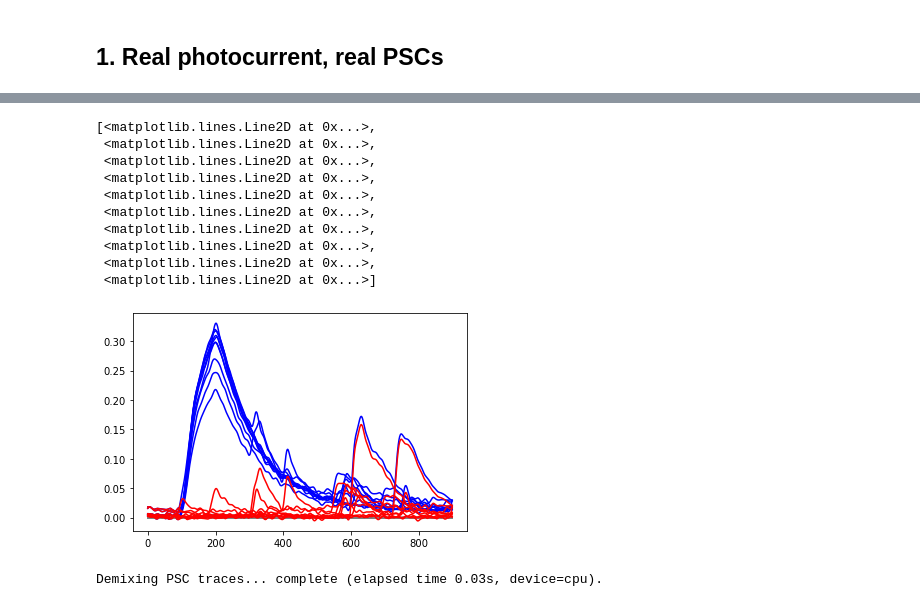
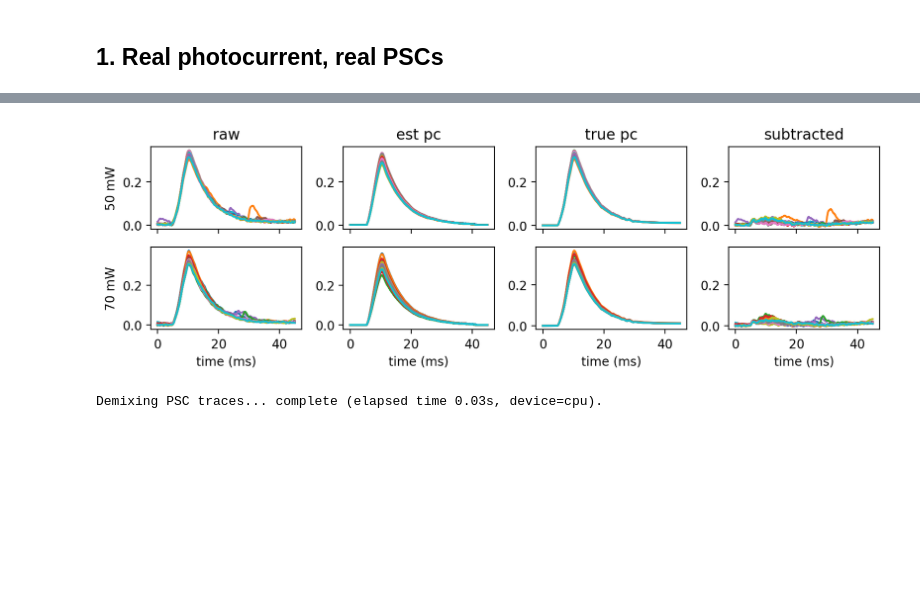
Before and after one commit to bantin/PhoRC, a Jupyter notebook: opsin_subtraction_experiments/synthetic-validation.ipynb, the cells around one changed output, grey strips where cells are left out. Drawn from its saved outputs; the diff is of its cells as text; code cells hidden in the pictures; blank space fills up the shorter version.

```diff
--- a/opsin_subtraction_experiments/synthetic-validation.ipynb
+++ b/opsin_subtraction_experiments/synthetic-validation.ipynb
@@ -22,10 +22,7 @@ from subtractr import utils
 from functools import partial
 from jax import vmap
 # %%
-# load photocurrent examples
-with h5py.File('../visualization/pc_examples_fastdecay.h5', 'r') as f:
-    pc_examples = np.array(f['traces'])
-key = jrand.PRNGKey(0)
+
 
 # load datset with no photocurrents
 pscs, stim_mat, powers, targets = utils.load_h5_data('../data/marta/ai203/preprocessed/201118_cell1_A_cmFormat.mat')
@@ -218,22 +204,0 @@ plt.tight_layout()
-# %%
-idxs = np.argsort(combined_obs.sum(-1))[::-1]
-
-sorted_obs = combined_obs[idxs]
-sorted_ests = ests[idxs]
-sorted_pscs = psc_tensor.reshape(-1,900)[idxs]
-
-plt.plot(sorted_obs[0:10].T, color='blue')
-plt.plot(sorted_ests[0:10].T, color='grey')
-plt.plot(sorted_pscs[0:10].T, color='red')
-# %% [output]
-[<matplotlib.lines.Line2D at 0x...>,
- <matplotlib.lines.Line2D at 0x...>,
- <matplotlib.lines.Line2D at 0x...>,
- <matplotlib.lines.Line2D at 0x...>,
- <matplotlib.lines.Line2D at 0x...>,
- <matplotlib.lines.Line2D at 0x...>,
- <matplotlib.lines.Line2D at 0x...>,
- <matplotlib.lines.Line2D at 0x...>,
- <matplotlib.lines.Line2D at 0x...>,
- <matplotlib.lines.Line2D at 0x...>]
-[figure, removed]
@@ -240,3 +251,8 @@ plt.plot(sorted_pscs[0:10].T, color='red')
+# %%
+fig = plot_subtraction_synthetic(pscs_plus_photo, ests, subtracted,
+    scalled_photocurrents, powers)
+# %% [output]
+[figure, added]
 # %%
 import seaborn as sns
 sns.set_palette('deep')
```
Also changed, not shown: parts of 10 cells of this notebook, 2 other files.
